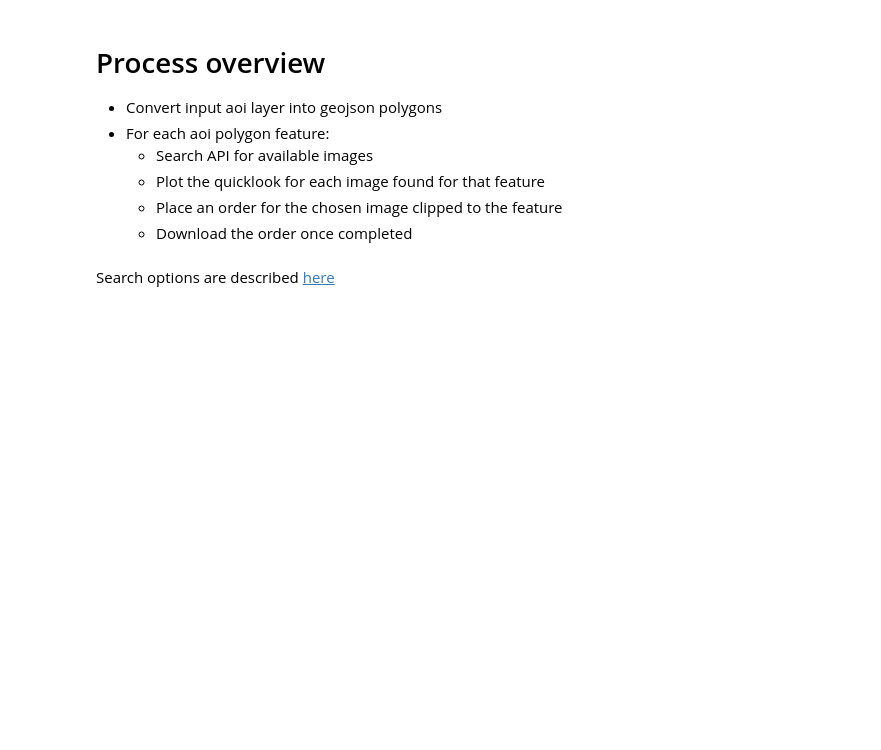
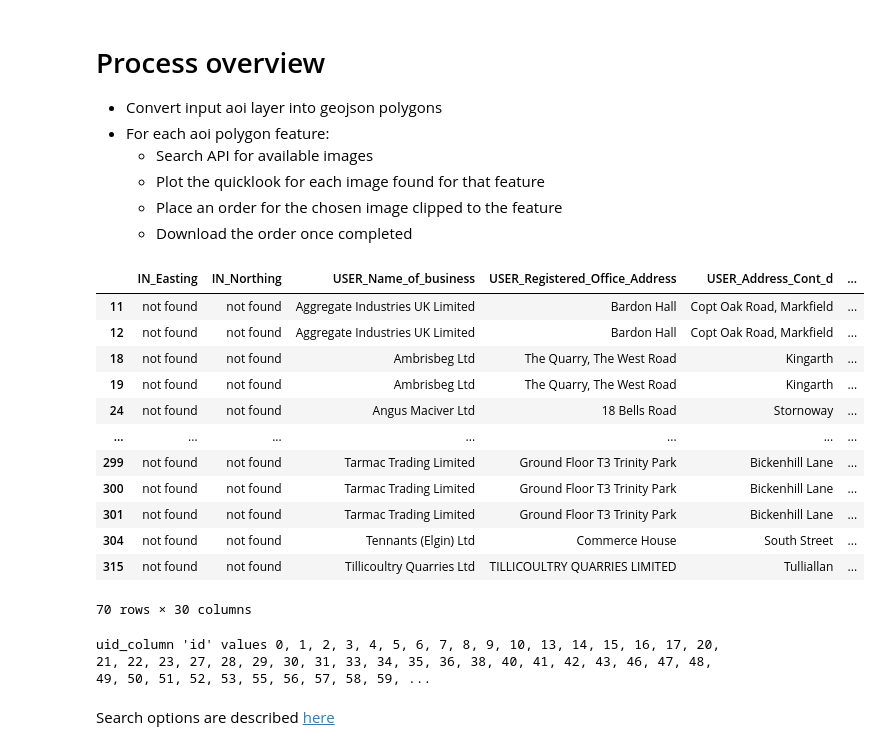
Before and after one commit to tomwilsonsco/airbus_python, a Jupyter notebook: download_images.ipynb, the cells around one changed output. Saved outputs shown, nothing was run; the diff lists cells and outputs as text; code cells hidden in the pictures; blank space fills up the shorter version.

Commit message:
new input layer

```diff
--- a/download_images.ipynb
+++ b/download_images.ipynb
@@ -21,8 +22,9 @@ api_key = config["api_key"]
 client = OneAtlasClient(api_key=api_key)
 
 output_folder = Path(config["output_dir"])
+input_file_gdb = Path(config["input_gdb"])
 # %%
 # function to convert polygon gdf to bounding box list
-aoi_gdf = gpd.read_file("inputs/test_quarries.shp")
+sites_gdf = gpd.read_file(input_file_gdb, layer="Registered_Sites_Merged")
 
-LAYER_NAME = "test"  # prefix name for the clipped image downloads
+LAYER_NAME = "Registered_Sites"  # prefix name for the clipped image downloads
@@ -31,0 +31,19 @@ aoi_gdf["geometry"] = aoi_gdf.buffer(1000)
+# %%
+# Drop rows with 'POINT EMPTY' geometry
+empty_geom = sites_gdf[sites_gdf.geometry.is_empty]
+sites_gdf = sites_gdf[~sites_gdf.geometry.is_empty]
+empty_geom
+# %% [output]
+|  | IN_Easting | IN_Northing | USER_Name_of_business | USER_Registered_Office_Address | USER_Address_Cont_d | ... |
+| 11 | not found | not found | Aggregate Industries UK Limited | Bardon Hall | Copt Oak Road, Markfield | ... |
+| 12 | not found | not found | Aggregate Industries UK Limited | Bardon Hall | Copt Oak Road, Markfield | ... |
+| 18 | not found | not found | Ambrisbeg Ltd | The Quarry, The West Road | Kingarth | ... |
+| 19 | not found | not found | Ambrisbeg Ltd | The Quarry, The West Road | Kingarth | ... |
+| 24 | not found | not found | Angus Maciver Ltd | 18 Bells Road | Stornoway | ... |
+| ... | ... | ... | ... | ... | ... | ... |
+| 299 | not found | not found | Tarmac Trading Limited | Ground Floor T3 Trinity Park | Bickenhill Lane | ... |
+| 300 | not found | not found | Tarmac Trading Limited | Ground Floor T3 Trinity Park | Bickenhill Lane | ... |
+| 301 | not found | not found | Tarmac Trading Limited | Ground Floor T3 Trinity Park | Bickenhill Lane | ... |
+| 304 | not found | not found | Tennants (Elgin) Ltd | Commerce House | South Street | ... |
+| 315 | not found | not found | Tillicoultry Quarries Ltd | TILLICOULTRY QUARRIES LIMITED | Tulliallan | ... |
+70 rows × 30 columns
@@ -57,6 +95,8 @@ def aoi_gdf_to_search_geojson(aoi_gdf, uid_column=None):
 # %%
 # convert gdf to geojson and get the id value list to know ids to search for
-search_geojson, id_vals = aoi_gdf_to_search_geojson(aoi_gdf)
+search_geojson, id_vals = aoi_gdf_to_search_geojson(sites_box_gdf)
+# %% [output]
+uid_column 'id' values 0, 1, 2, 3, 4, 5, 6, 7, 8, 9, 10, 13, 14, 15, 16, 17, 20, 21, 22, 23, 27, 28, 29, 30, 31, 33, 34, 35, 36, 38, 40, 41, 42, 43, 46, 47, 48, 49, 50, 51, 52, 53, 55, 56, 57, 58, 59, ...
 # %%
 def get_feature_by_id(geojson, id_vals, search_id, uid_column="id"):
     """Filter geojson features to just one specified id"""
```
Also changed, not shown: parts of 9 cells of this notebook.
